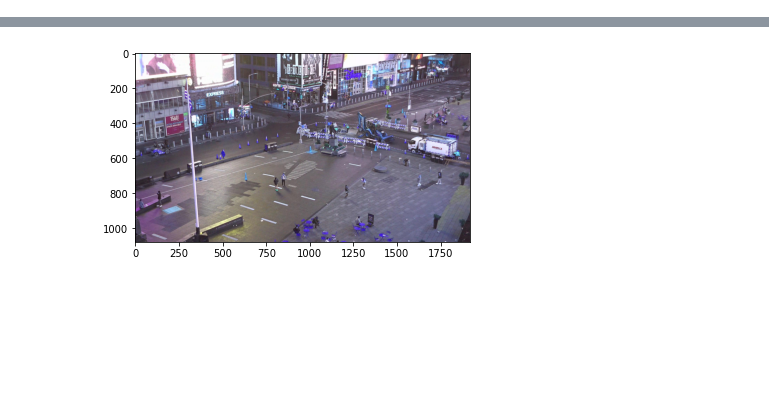
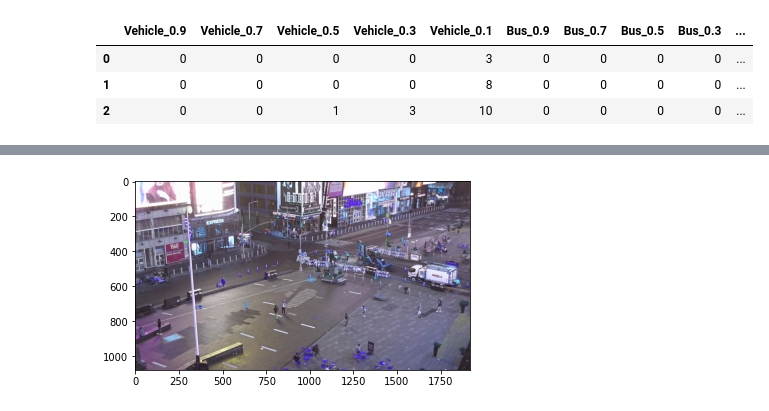
Before and after one commit to anryabrahamyan/Road_Traffic_Prediction, a Jupyter notebook: record_camera/Main_predictor.ipynb, the cells around one changed output, grey strips where cells are left out. Saved outputs shown, nothing was run; the diff lists cells and outputs as text; code cells hidden in the pictures; blank space fills up the shorter version.

Commit message:
complete data collection loop

```diff
--- a/record_camera/Main_predictor.ipynb
+++ b/record_camera/Main_predictor.ipynb
@@ -1,3 +3,11 @@
+# %%
+df = pd.read_csv('../dataset/data.csv')
+df.iloc[:,-20:]
+# %% [output]
+|  | Vehicle_0.9 | Vehicle_0.7 | Vehicle_0.5 | Vehicle_0.3 | Vehicle_0.1 | Bus_0.9 | Bus_0.7 | Bus_0.5 | Bus_0.3 | ... |
+| 0 | 0 | 0 | 0 | 0 | 3 | 0 | 0 | 0 | 0 | ... |
+| 1 | 0 | 0 | 0 | 0 | 8 | 0 | 0 | 0 | 0 | ... |
+| 2 | 0 | 0 | 1 | 3 | 10 | 0 | 0 | 0 | 0 | ... |
 # %%
 !pip install opencv-python-headless
 !pip install matplotlib
```
Also changed, not shown: parts of 1 cell of this notebook, 4 other files.
